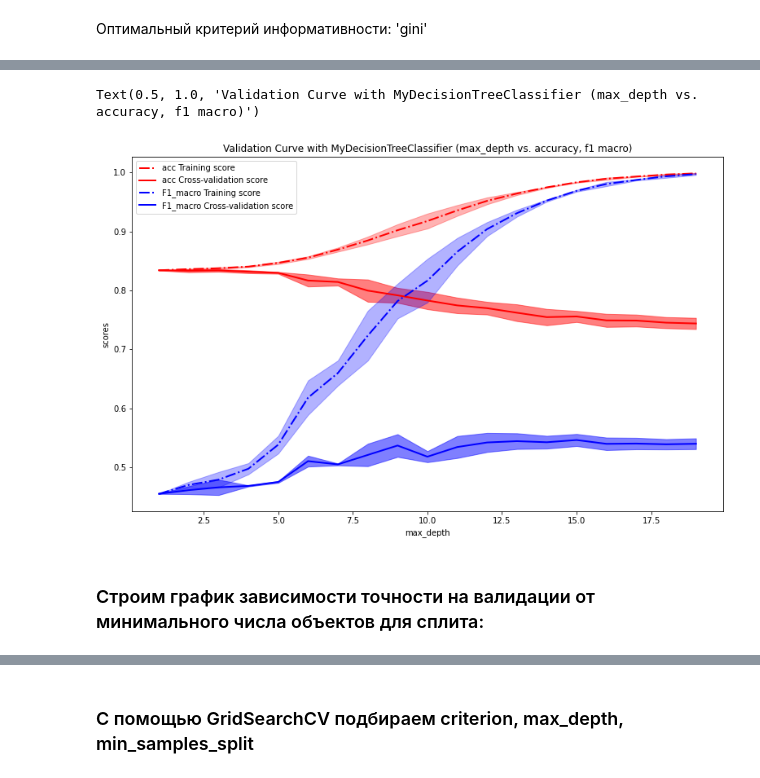
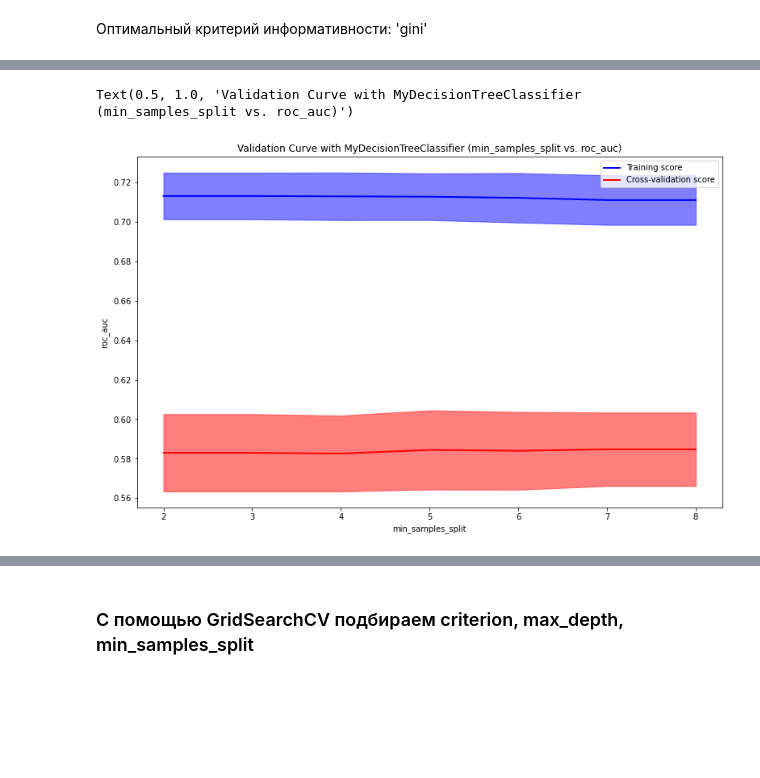
Before and after one commit to tarasenkoyv/ML.sphere, a Jupyter notebook: hw3/tarasenko_hw3.ipynb, the cells around one changed output, grey strips where cells are left out. Cells and saved outputs as stored; diff of their text form; code cells hidden in the pictures; blank space fills up the shorter version.

```diff
--- a/hw3/tarasenko_hw3.ipynb
+++ b/hw3/tarasenko_hw3.ipynb
@@ -472,7 +474,7 @@ model = MyDecisionTreeClassifier()
 cv = StratifiedKFold(n_splits=3, shuffle=True, random_state=132)
 # %%
 gs = GridSearchCV(model, param_grid=param_grid, n_jobs=-1,
-                             cv=cv, scoring='accuracy', verbose=10)
+                  cv=cv, scoring='roc_auc', verbose=10)
 # %%
 gs.fit(X_train, y_train)
 # %% [output]
@@ -522,6 +614,11 @@ tree_train_scores, tree_valid_scores = validation_curve(model, X_train, y_train,
 # %%
-tree_train_scores_f1, tree_valid_scores_f1 = validation_curve(model, X_train, y_train,
-                                              param_name='max_depth', param_range=param_range,
-                                              cv=cv, scoring='f1_macro', n_jobs=-1, verbose=2)
+model = MyDecisionTreeClassifier(criterion='gini')
+
+cv = StratifiedKFold(n_splits=3, shuffle=True, random_state=132)
+
+param_range = range(2, 9)
+tree_train_scores, tree_valid_scores = validation_curve(model, X_train, y_train,
+                                              param_name='min_samples_split', param_range=param_range,
+                                              cv=cv, scoring='roc_auc', n_jobs=-1, verbose=2)
 # %% [output]
 [Parallel(n_jobs=-1)]: Using backend LokyBackend with 8 concurrent workers.
@@ -530,37 +627,22 @@ tree_train_scores_f1, tree_valid_scores_f1 = validation_curve(model, X_train, y_
 # %%
 plt.figure(figsize=(13, 8))
 train_score_mean = tree_train_scores.mean(axis=1)
 train_score_std = tree_train_scores.std(axis=1)
 valid_scores_mean = tree_valid_scores.mean(axis=1)
 valid_scores_std = tree_valid_scores.std(axis=1)
 
-train_score_mean_f1 = tree_train_scores_f1.mean(axis=1)
-train_score_std_f1 = tree_train_scores_f1.std(axis=1)
-valid_scores_mean_f1 = tree_valid_scores_f1.mean(axis=1)
-valid_scores_std_f1 = tree_valid_scores_f1.std(axis=1)
-
-plt.fill_between(param_range, train_score_mean-train_score_std, train_score_mean+train_score_std, color='r',
-                 interpolate=True, alpha=0.3,)
+plt.fill_between(param_range, train_score_mean-train_score_std, train_score_mean+train_score_std, color='b',
+                 interpolate=True, alpha=0.5,)
 plt.fill_between(param_range, valid_scores_mean-valid_scores_std, valid_scores_mean+valid_scores_std, color='r',
                  interpolate=True, alpha=0.5)
 
-plt.fill_between(param_range, train_score_mean_f1-train_score_std_f1, train_score_mean_f1+train_score_std_f1, color='b',
-                 interpolate=True, alpha=0.3,)
-plt.fill_between(param_range, valid_scores_mean_f1-valid_scores_std_f1, valid_scores_mean_f1+valid_scores_std_f1, color='b',
-                 interpolate=True, alpha=0.5)
+plt.plot(param_range, train_score_mean, c='b', lw=2, label="Training score")
+plt.plot(param_range, valid_scores_mean, c='r', lw=2, label="Cross-validation score")
 
-plt.plot(param_range, train_score_mean, c='r', linestyle='-.', lw=2, label="acc Training score")
-plt.plot(param_range, valid_scores_mean, c='r', lw=2, label="acc Cross-validation score")
-
-plt.plot(param_range, train_score_mean_f1, c='b', linestyle='-.', lw=2, label="F1_macro Training score")
-plt.plot(param_range, valid_scores_mean_f1, c='b', lw=2, label="F1_macro Cross-validation score")
-
-plt.xlabel('max_depth')
-plt.ylabel('scores')
+plt.xlabel('min_samples_split')
+plt.ylabel('roc_auc')
 plt.legend(loc="best")
-plt.title("Validation Curve with MyDecisionTreeClassifier (max_depth vs. accuracy, f1 macro)")
+plt.title("Validation Curve with MyDecisionTreeClassifier (min_samples_split vs. roc_auc)")
 # %% [output]
-Text(0.5, 1.0, 'Validation Curve with MyDecisionTreeClassifier (max_depth vs. accuracy, f1 macro)')
+Text(0.5, 1.0, 'Validation Curve with MyDecisionTreeClassifier (min_samples_split vs. roc_auc)')
-[figure, old version]
+[figure, new version]
-# %% [markdown]
-### Строим график зависимости точности на валидации от минимального числа объектов для сплита:
```
Also changed, not shown: parts of 28 cells of this notebook, 1 other file.
